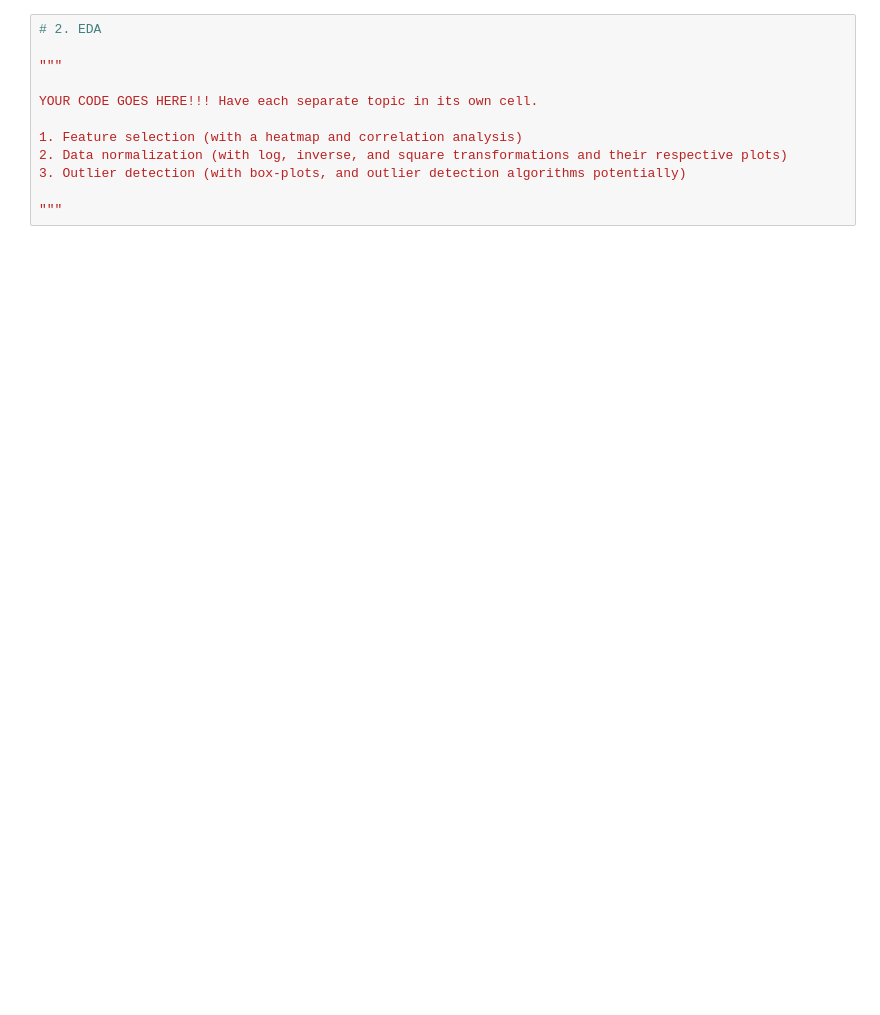
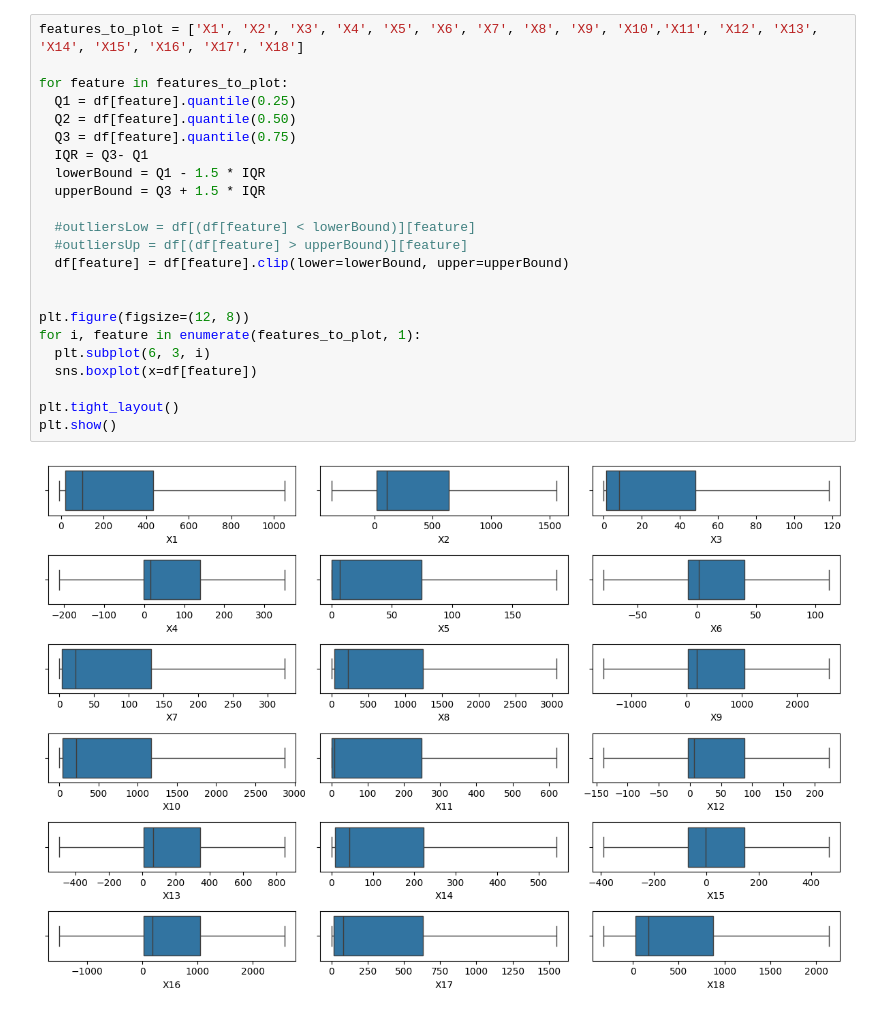
Before and after one commit to dovelover145/Bankruptcy-Prediction, a Jupyter notebook: bankruptcy_pred.ipynb, the cells around one changed output. Saved outputs shown, nothing was run; the diff lists cells and outputs as text; blank space fills up the shorter version.

```diff
--- a/bankruptcy_pred.ipynb
+++ b/bankruptcy_pred.ipynb
@@ -84,15 +82,28 @@ Labels in the dataset: ['alive' 'failed']
-# %%
-# 2. EDA
-
-"""
-
-YOUR CODE GOES HERE!!! Have each separate topic in its own cell.
-
-1. Feature selection (with a heatmap and correlation analysis)
-2. Data normalization (with log, inverse, and square transformations and their respective plots)
-3. Outlier detection (with box-plots, and outlier detection algorithms potentially)
-
-"""
+# %%
+features_to_plot = ['X1', 'X2', 'X3', 'X4', 'X5', 'X6', 'X7', 'X8', 'X9', 'X10','X11', 'X12', 'X13', 'X14', 'X15', 'X16', 'X17', 'X18']
+
+for feature in features_to_plot:
+  Q1 = df[feature].quantile(0.25)
+  Q2 = df[feature].quantile(0.50)
+  Q3 = df[feature].quantile(0.75)
+  IQR = Q3- Q1
+  lowerBound = Q1 - 1.5 * IQR
+  upperBound = Q3 + 1.5 * IQR
+
+  #outliersLow = df[(df[feature] < lowerBound)][feature]
+  #outliersUp = df[(df[feature] > upperBound)][feature]
+  df[feature] = df[feature].clip(lower=lowerBound, upper=upperBound)
+
+
+plt.figure(figsize=(12, 8))
+for i, feature in enumerate(features_to_plot, 1):
+  plt.subplot(6, 3, i)
+  sns.boxplot(x=df[feature])
+
+plt.tight_layout()
+plt.show()
+# %% [output]
+[figure, added]
 # %%
 # Data Scaling/Standardization
 
```
Also changed, not shown: parts of 4 cells of this notebook.
